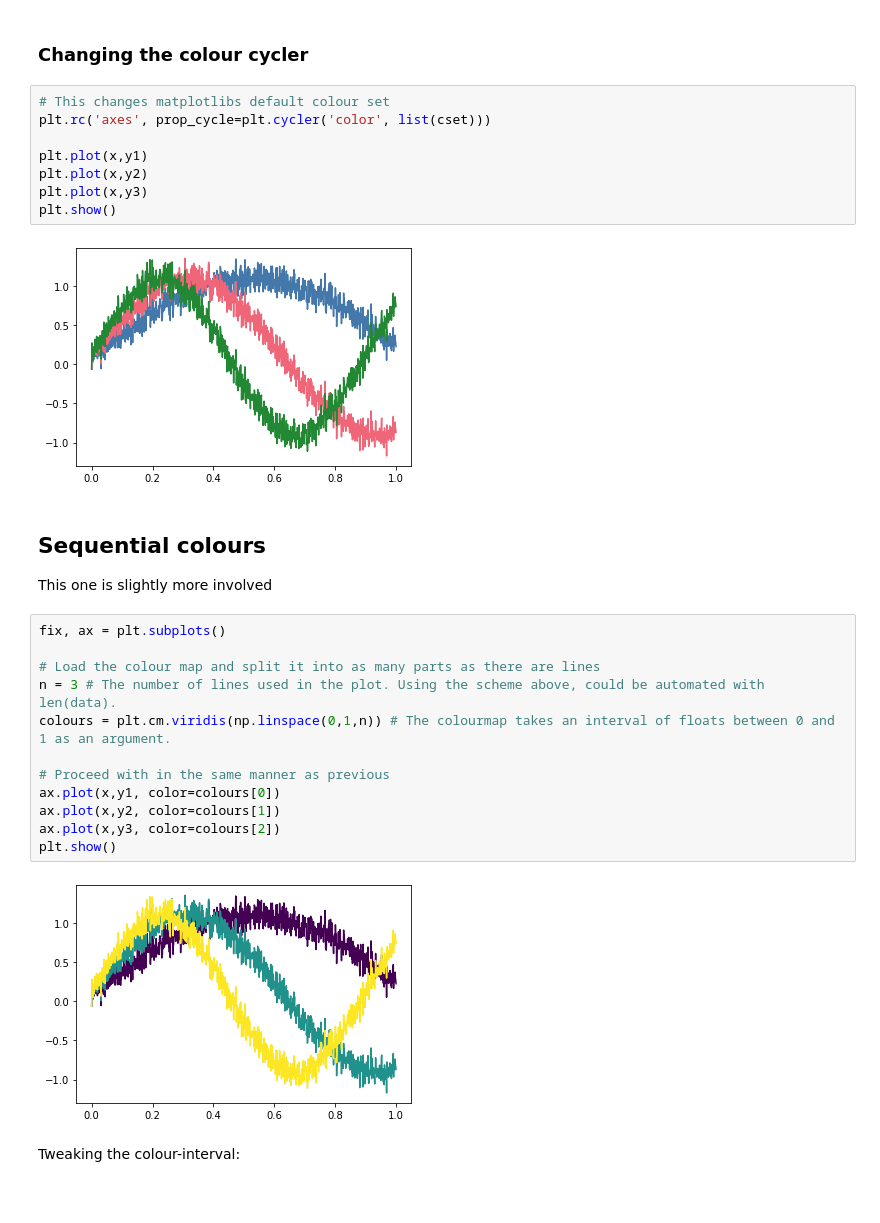
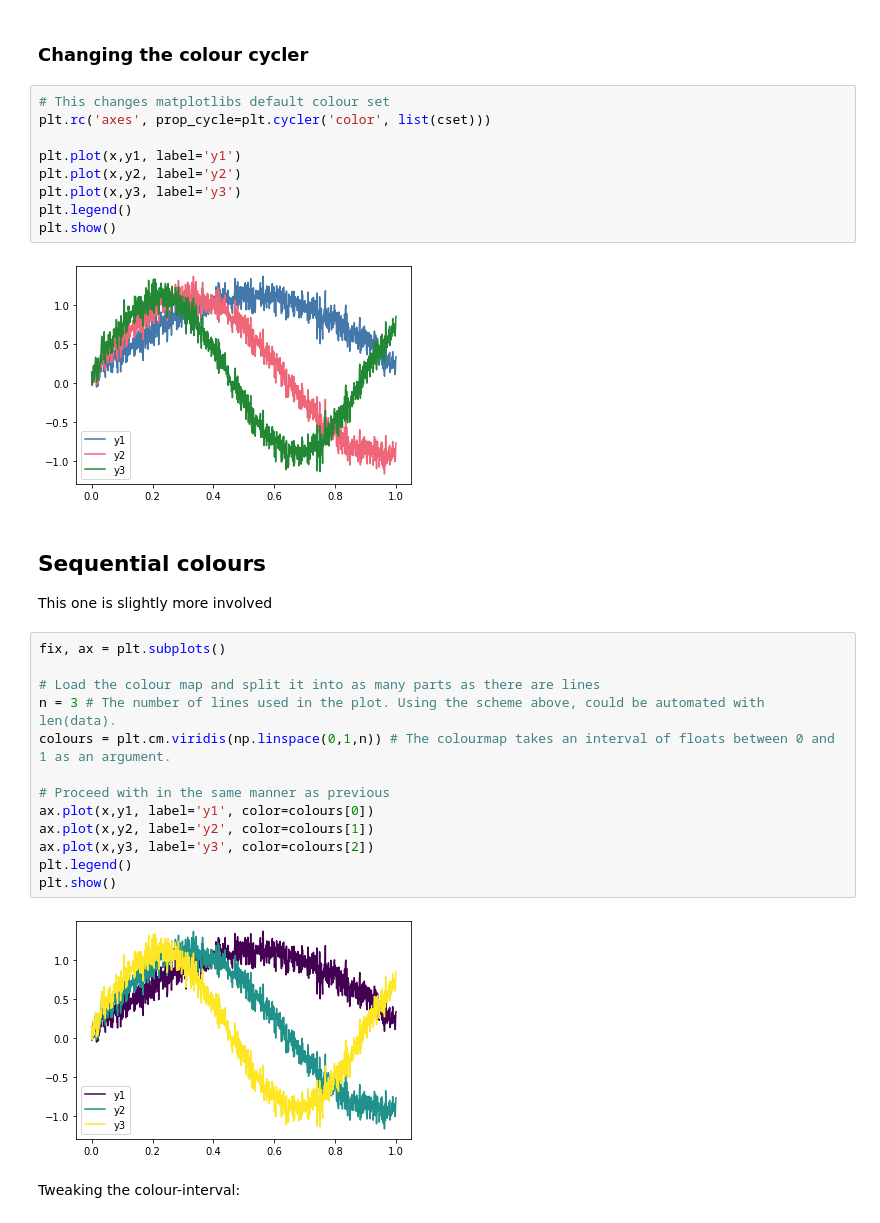
Before and after one commit to viktorsvahn/python_colour_guide, a Jupyter notebook: colour_schemes.ipynb, the cells around one changed output. Saved outputs shown, nothing was run; the diff lists cells and outputs as text.

```diff
--- a/colour_schemes.ipynb
+++ b/colour_schemes.ipynb
@@ -81,29 +86,31 @@ plt.show()
 # This changes matplotlibs default colour set
 plt.rc('axes', prop_cycle=plt.cycler('color', list(cset)))
 
-plt.plot(x,y1)
-plt.plot(x,y2)
-plt.plot(x,y3)
+plt.plot(x,y1, label='y1')
+plt.plot(x,y2, label='y2')
+plt.plot(x,y3, label='y3')
+plt.legend()
 plt.show()
 # %% [output]
-[figure, old version]
+[figure, new version]
 # %% [markdown]
 ## Sequential colours
 This one is slightly more involved
 # %%
 fix, ax = plt.subplots()
 
 # Load the colour map and split it into as many parts as there are lines
 n = 3 # The number of lines used in the plot. Using the scheme above, could be automated with len(data).
 colours = plt.cm.viridis(np.linspace(0,1,n)) # The colourmap takes an interval of floats between 0 and 1 as an argument.
 
 # Proceed with in the same manner as previous
-ax.plot(x,y1, color=colours[0])
-ax.plot(x,y2, color=colours[1])
-ax.plot(x,y3, color=colours[2])
+ax.plot(x,y1, label='y1', color=colours[0])
+ax.plot(x,y2, label='y2', color=colours[1])
+ax.plot(x,y3, label='y3', color=colours[2])
+plt.legend()
 plt.show()
 # %% [output]
-[figure, old version]
+[figure, new version]
 # %% [markdown]
 Tweaking the colour-interval:
 # %%
```
Also changed, not shown: parts of 14 cells of this notebook.
